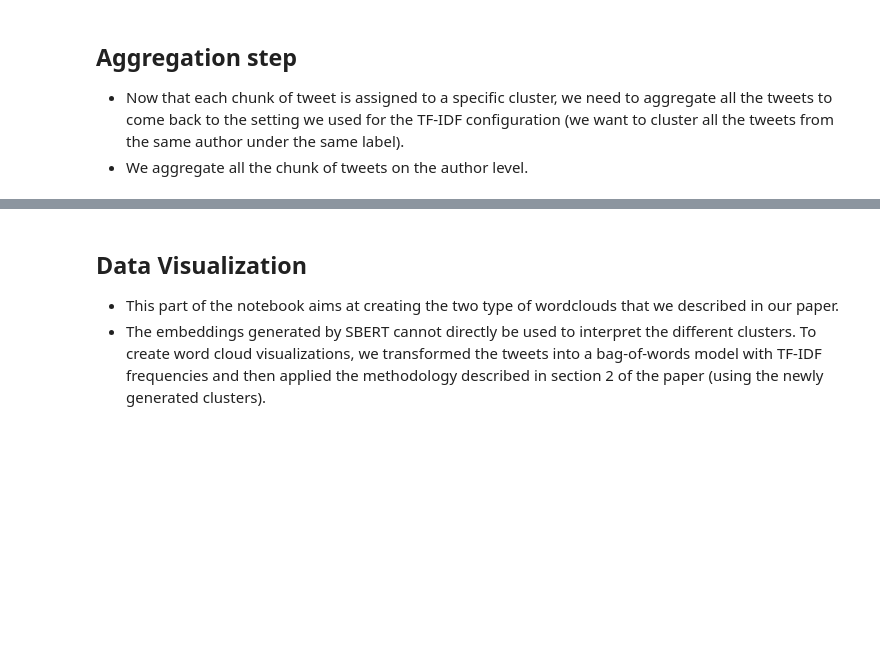
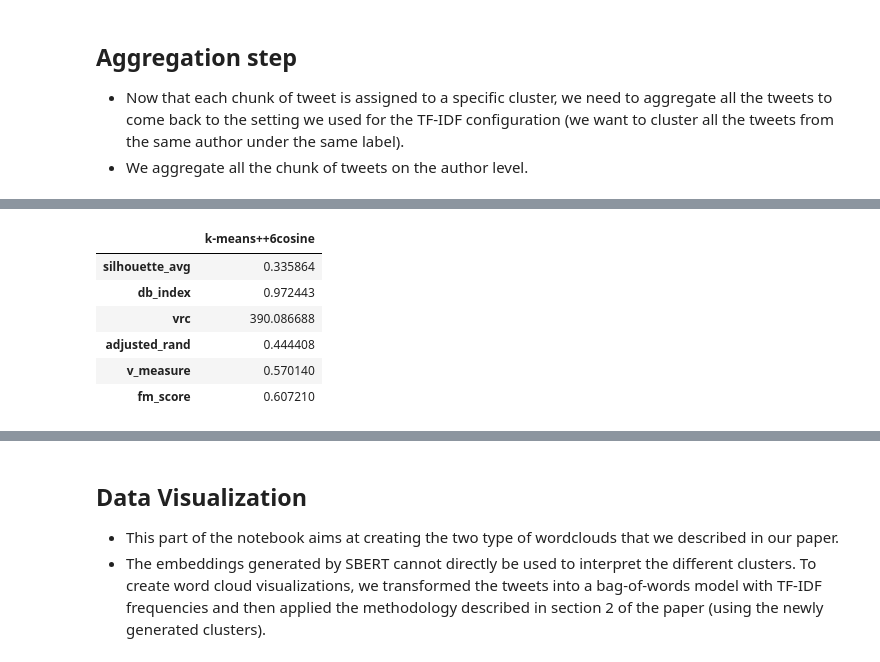
Before and after one commit to gaetanlop/Explainability-of-Text-Clustering-Visualizations-SBert, a Jupyter notebook: 100_Clustering_explode_majority_vote.ipynb, the cells around one changed output, grey strips where cells are left out. Drawn from its saved outputs; the diff is of its cells as text; code cells hidden in the pictures; blank space fills up the shorter version.

```diff
--- a/100_Clustering_explode_majority_vote.ipynb
+++ b/100_Clustering_explode_majority_vote.ipynb
@@ -124,6 +126,28 @@ def purity_silhouette(data: pd.DataFrame, cluster_labels : list ,true_labels: li
   silbycluster = np.round(np.array(silbycluster),2)
   purbycluster = np.round(np.array(purbycluster),2)
   return(pd.DataFrame([silbycluster,purbycluster], index=["silhouette","purity"]))
+# %%
+def evalCluster(umap_matrix,cluster_labels,true_labels, tag):
+    """
+    Calculate metrics to evaluate clustering quality.
+
+    Args:
+    -------
+    umap_matrix: np.array of umap embeddings
+    cluster_labels: labels predicted by the clustering algorithm
+    true_labels: true labels if available
+
+    Returns:
+    -------
+    pd.DataFrame with the different metrics as index
+    """
+    silhouette_avg = silhouette_score(umap_matrix, cluster_labels)  #smaller value better
+    db_index = davies_bouldin_score(umap_matrix, cluster_labels)# greater value better
+    vrc = calinski_harabasz_score(umap_matrix, cluster_labels) #smaller value better
+    adjusted_rand = adjusted_rand_score(true_labels, cluster_labels) #smaller value better
+    v_measure = v_measure_score(true_labels, cluster_labels) #smaller value better
+    fm_score = fowlkes_mallows_score(true_labels, cluster_labels)  #smaller value better
+    return (pd.DataFrame([silhouette_avg,db_index,vrc,adjusted_rand,v_measure,fm_score], columns=[tag],index=["silhouette_avg","db_index","vrc","adjusted_rand","v_measure","fm_score"]))
 # %%
 def plot_top_n_words(top_n_words: dict, n: int):
   """
@@ -372,3 +436,14 @@ purity_silhouette(aggregation[["umap1","umap2","umap3", "umap4"]].values, aggreg
+# %%
+# Display global clustering performance
+evalCluster(aggregation[["umap1","umap2","umap3", "umap4"]].values, aggregation.cluster_labels, aggregation.Labels, "k-means++6cosine")
+# %% [output]
+|  | k-means++6cosine |
+| silhouette_avg | 0.335864 |
+| db_index | 0.972443 |
+| vrc | 390.086688 |
+| adjusted_rand | 0.444408 |
+| v_measure | 0.570140 |
+| fm_score | 0.607210 |
 # %%
 # compute the average purity across the different clusters
 cluster_labels = aggregation.cluster_labels
```
Also changed, not shown: parts of 11 cells of this notebook.
